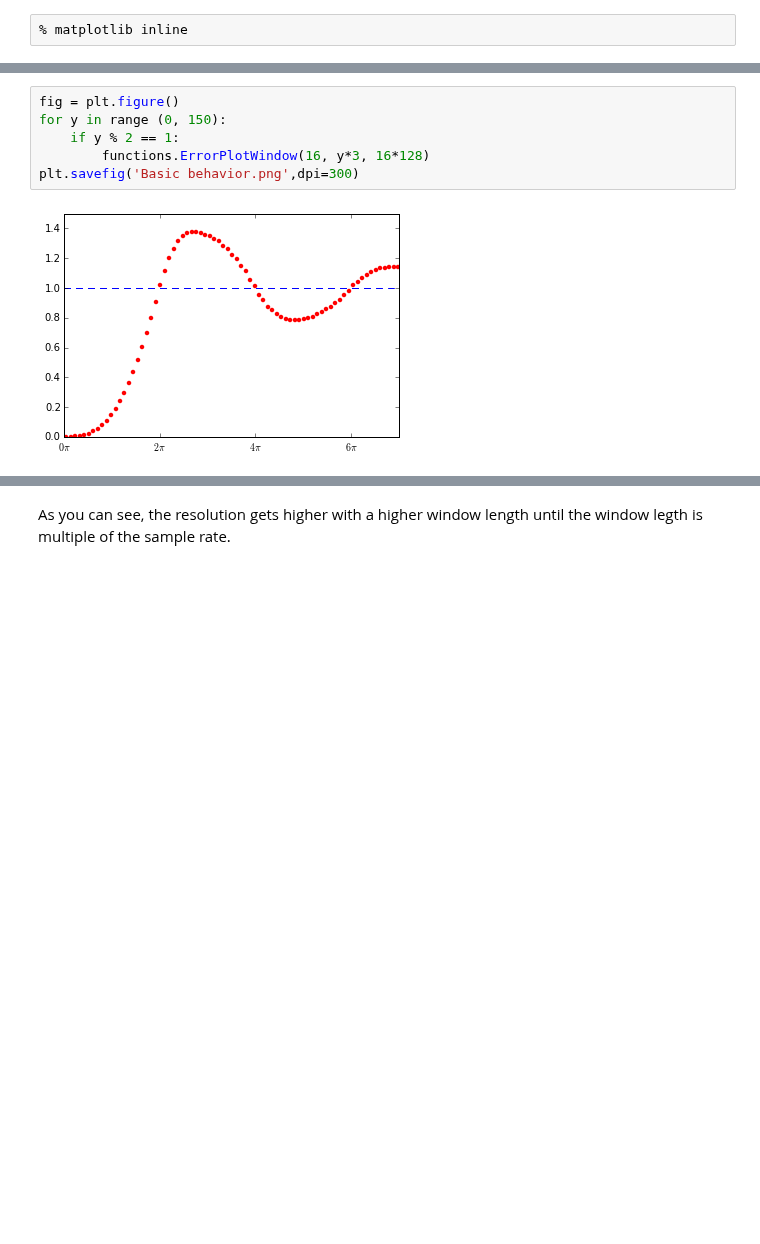
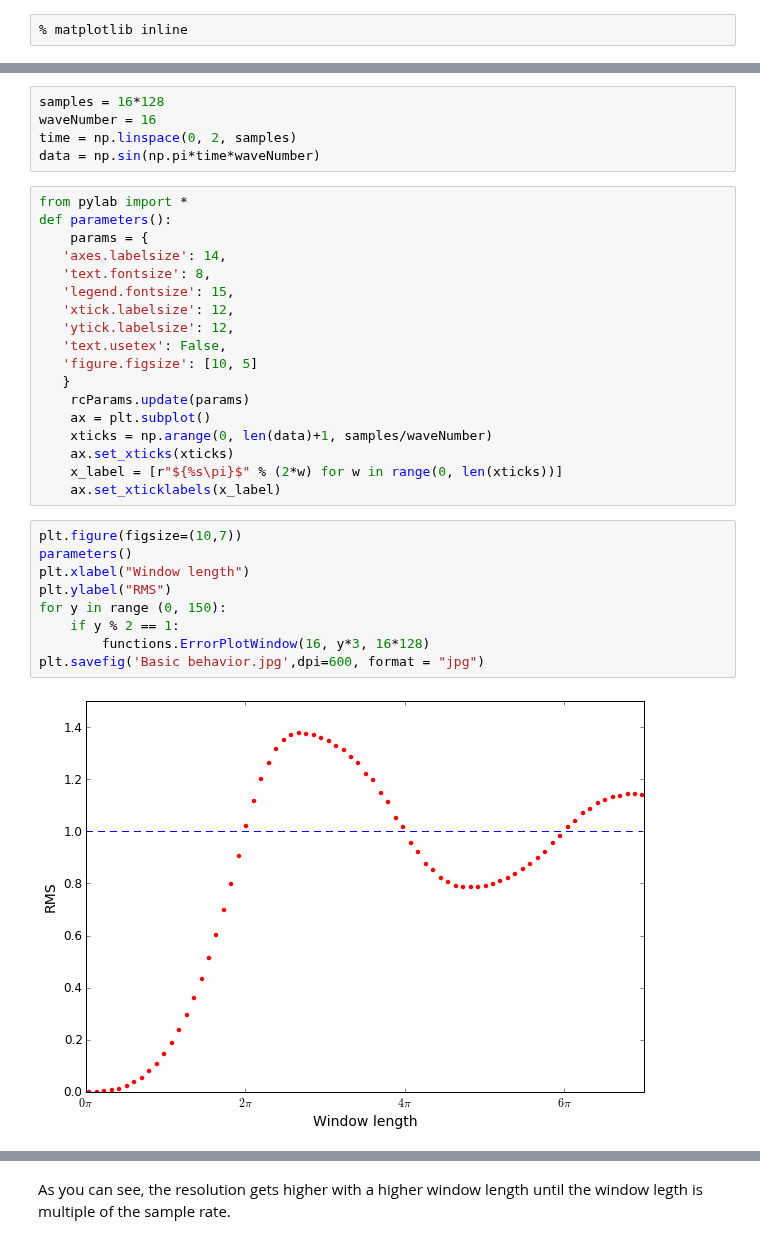
Before and after one commit to ktakagaki/kt-2015-DSPHandsOn, a Jupyter notebook: MedianFilter/Python/04. Summaries/Resolution of the median filter.ipynb, the cells around one changed output, grey strips where cells are left out. Drawn from its saved outputs; the diff is of its cells as text; blank space fills up the shorter version.

```diff
--- a/MedianFilter/Python/04. Summaries/Resolution of the median filter.ipynb
+++ b/MedianFilter/Python/04. Summaries/Resolution of the median filter.ipynb
@@ -28,8 +28,34 @@ origin remote URL: https://github.com/ktakagaki/kt-2015-DSPHandsOn.git
+# %%
+samples = 16*128
+waveNumber = 16
+time = np.linspace(0, 2, samples)
+data = np.sin(np.pi*time*waveNumber)
+# %%
+from pylab import *
+def parameters():
+    params = {
+   'axes.labelsize': 14,
+   'text.fontsize': 8,
+   'legend.fontsize': 15,
+   'xtick.labelsize': 12,
+   'ytick.labelsize': 12,
+   'text.usetex': False,
+   'figure.figsize': [10, 5]
+   }
+    rcParams.update(params)
+    ax = plt.subplot()
+    xticks = np.arange(0, len(data)+1, samples/waveNumber)
+    ax.set_xticks(xticks)
+    x_label = [r"${%s\pi}$" % (2*w) for w in range(0, len(xticks))]
+    ax.set_xticklabels(x_label)
 # %%
-fig = plt.figure()
+plt.figure(figsize=(10,7))
+parameters()
+plt.xlabel("Window length")
+plt.ylabel("RMS")
 for y in range (0, 150):
     if y % 2 == 1:
         functions.ErrorPlotWindow(16, y*3, 16*128)
-plt.savefig('Basic behavior.png',dpi=300)
+plt.savefig('Basic behavior.jpg',dpi=600, format = "jpg")
 # %% [output]
-[figure, old version]
+[figure, new version]
```
Also changed, not shown: parts of 4 cells of this notebook, 5 other files.
